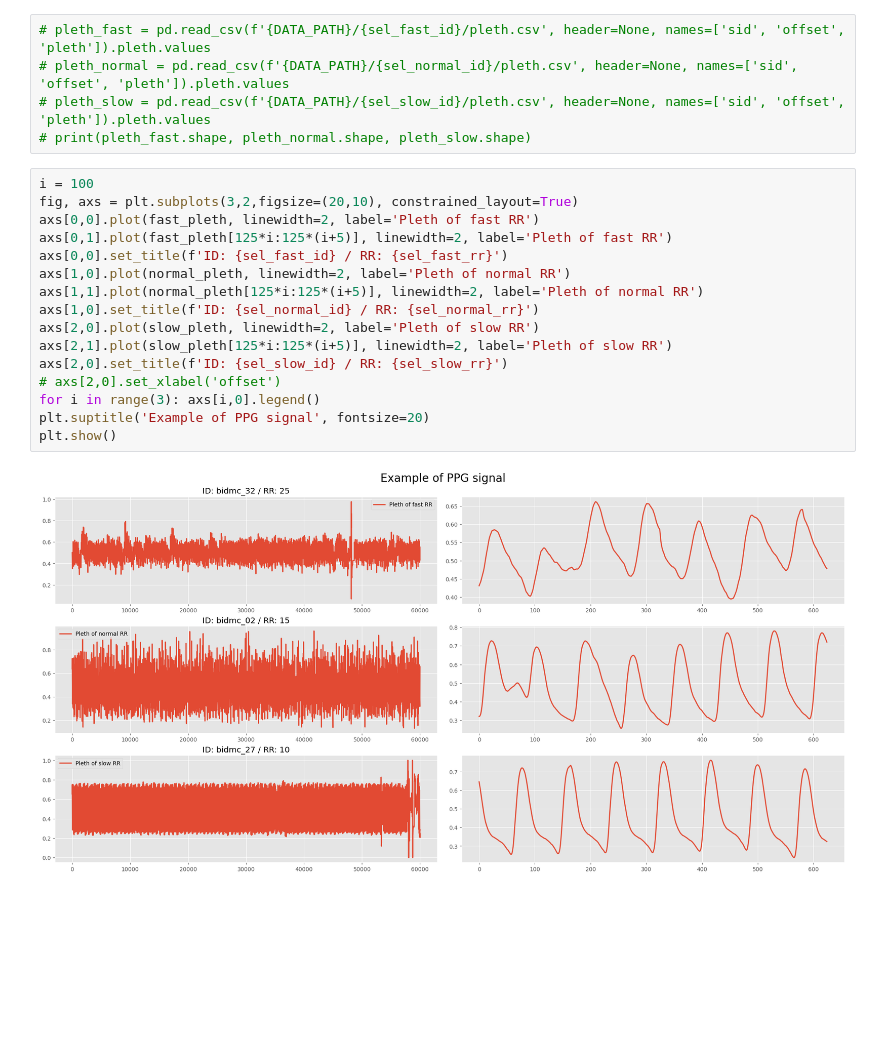
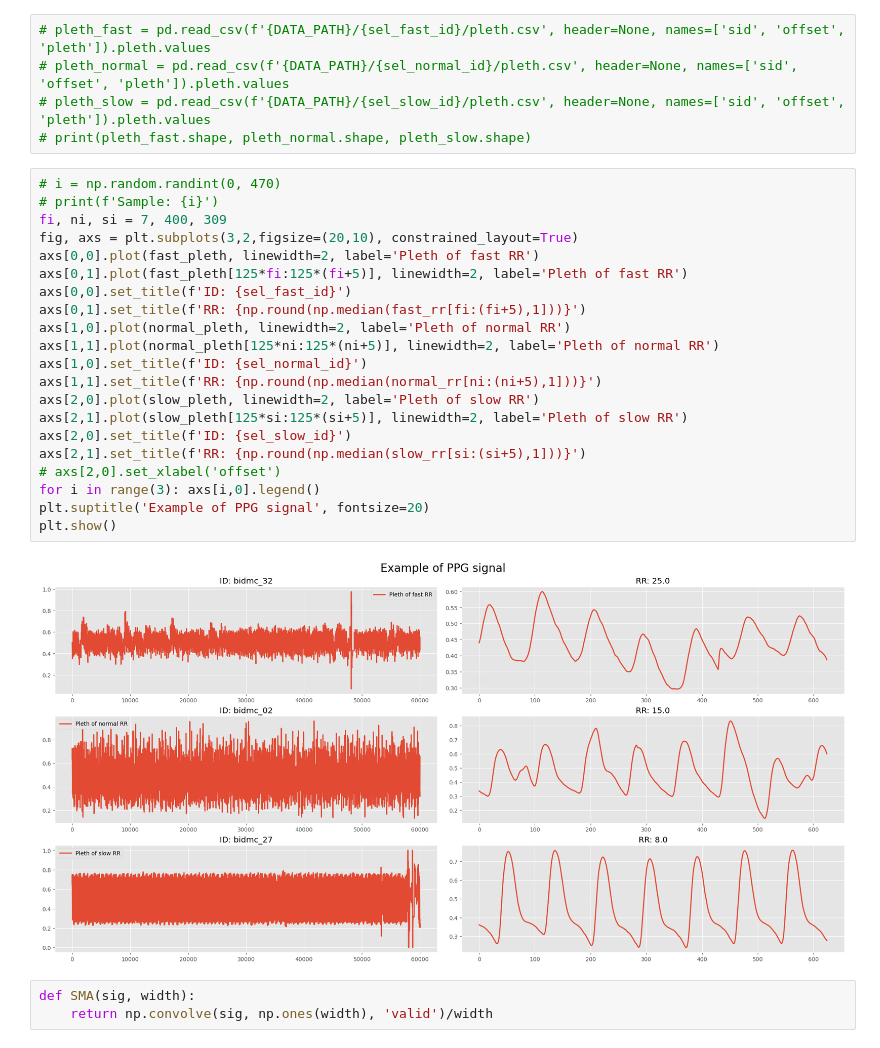
Before and after one commit to Noritheyellow/Project-RRpo-2ndStudy, a Jupyter notebook: src/91_plot_signal.ipynb, the cells around one changed output. Cells and saved outputs as stored; diff of their text form; blank space fills up the shorter version.

```diff
--- a/src/91_plot_signal.ipynb
+++ b/src/91_plot_signal.ipynb
@@ -31,20 +62,28 @@ print(fast_pleth.shape, normal_pleth.shape, slow_pleth.shape)
 # pleth_slow = pd.read_csv(f'{DATA_PATH}/{sel_slow_id}/pleth.csv', header=None, names=['sid', 'offset', 'pleth']).pleth.values
 # print(pleth_fast.shape, pleth_normal.shape, pleth_slow.shape)
 # %%
-i = 100
+# i = np.random.randint(0, 470)
+# print(f'Sample: {i}')
+fi, ni, si = 7, 400, 309
 fig, axs = plt.subplots(3,2,figsize=(20,10), constrained_layout=True)
 axs[0,0].plot(fast_pleth, linewidth=2, label='Pleth of fast RR')
-axs[0,1].plot(fast_pleth[125*i:125*(i+5)], linewidth=2, label='Pleth of fast RR')
-axs[0,0].set_title(f'ID: {sel_fast_id} / RR: {sel_fast_rr}')
+axs[0,1].plot(fast_pleth[125*fi:125*(fi+5)], linewidth=2, label='Pleth of fast RR')
+axs[0,0].set_title(f'ID: {sel_fast_id}')
+axs[0,1].set_title(f'RR: {np.round(np.median(fast_rr[fi:(fi+5),1]))}')
 axs[1,0].plot(normal_pleth, linewidth=2, label='Pleth of normal RR')
-axs[1,1].plot(normal_pleth[125*i:125*(i+5)], linewidth=2, label='Pleth of normal RR')
-axs[1,0].set_title(f'ID: {sel_normal_id} / RR: {sel_normal_rr}')
+axs[1,1].plot(normal_pleth[125*ni:125*(ni+5)], linewidth=2, label='Pleth of normal RR')
+axs[1,0].set_title(f'ID: {sel_normal_id}')
+axs[1,1].set_title(f'RR: {np.round(np.median(normal_rr[ni:(ni+5),1]))}')
 axs[2,0].plot(slow_pleth, linewidth=2, label='Pleth of slow RR')
-axs[2,1].plot(slow_pleth[125*i:125*(i+5)], linewidth=2, label='Pleth of slow RR')
-axs[2,0].set_title(f'ID: {sel_slow_id} / RR: {sel_slow_rr}')
+axs[2,1].plot(slow_pleth[125*si:125*(si+5)], linewidth=2, label='Pleth of slow RR')
+axs[2,0].set_title(f'ID: {sel_slow_id}')
+axs[2,1].set_title(f'RR: {np.round(np.median(slow_rr[si:(si+5),1]))}')
 # axs[2,0].set_xlabel('offset')
 for i in range(3): axs[i,0].legend()
 plt.suptitle('Example of PPG signal', fontsize=20)
 plt.show()
 # %% [output]
-[figure, old version]
+[figure, new version]
+# %%
+def SMA(sig, width):
+    return np.convolve(sig, np.ones(width), 'valid')/width
```
Also changed, not shown: parts of 4 cells of this notebook, 2 other files.
